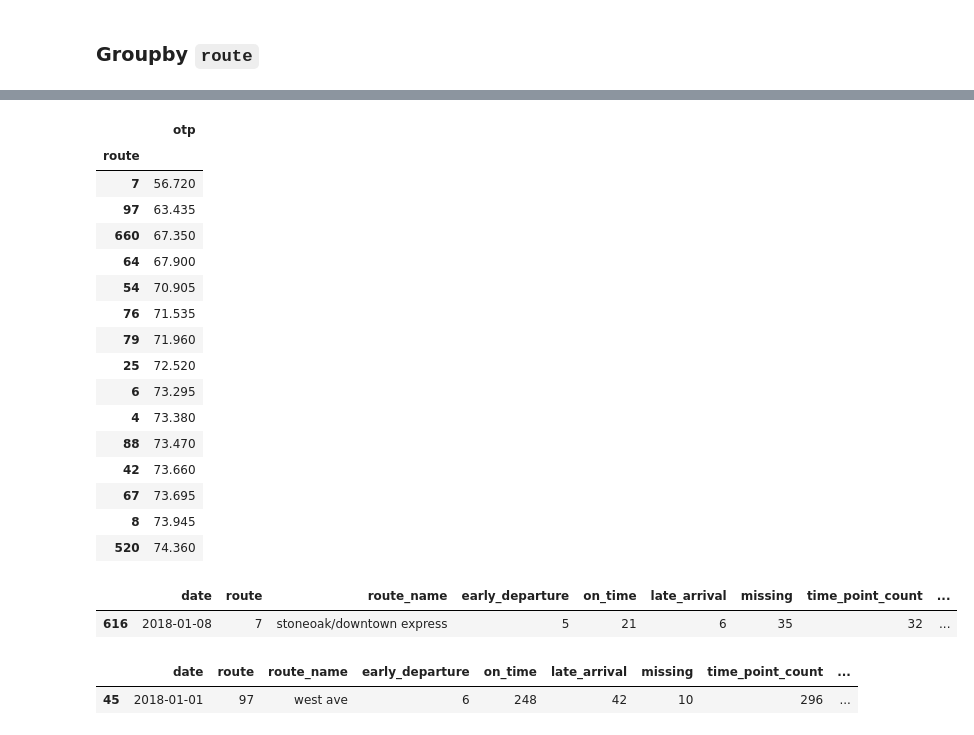
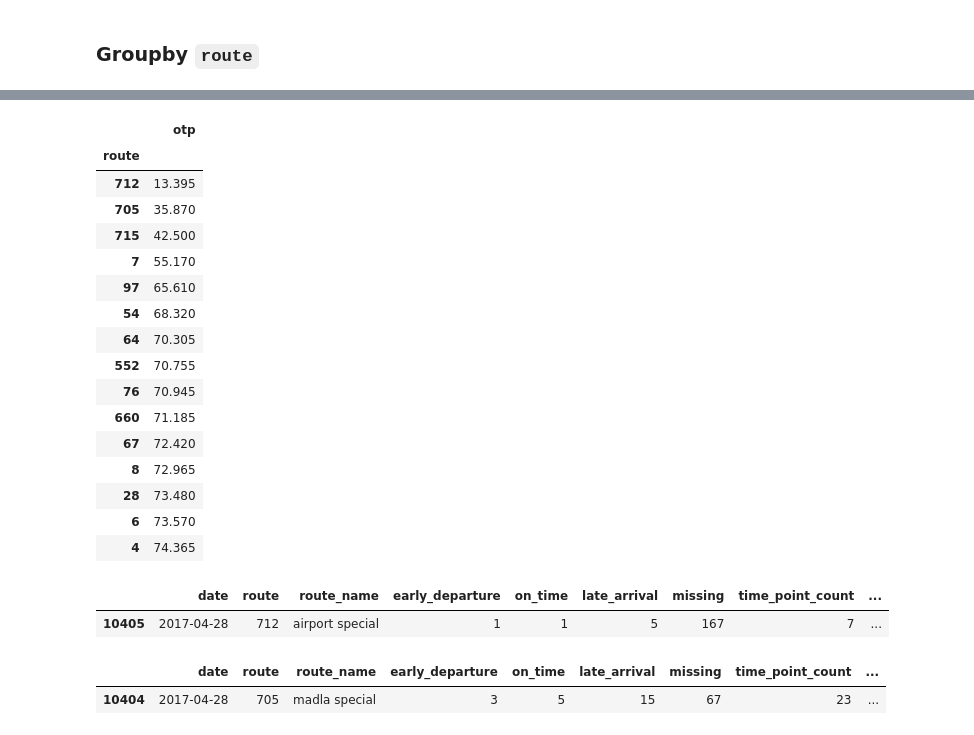
Before and after one commit to get-on-the-bus/via-project, a Jupyter notebook: faith/via_time.ipynb, the cells around one changed output, grey strips where cells are left out. Drawn from its saved outputs; the diff is of its cells as text; code cells hidden in the pictures.

```diff
--- a/faith/via_time.ipynb
+++ b/faith/via_time.ipynb
@@ -26,6 +26,6 @@ import seaborn as sns
 # %% [markdown]
 ## Acquire df
 # %%
-time = pd.read_csv('BusOnTimePerformance.csv', encoding= 'unicode_escape')
+time = pd.read_csv('../resource_files/BusOnTimePerformance_2020.csv', encoding= 'unicode_escape')
 time.head()
 # %% [output]
@@ -158,5 +163,5 @@ First we need to normalize the route_names column because it's a mess with upper
 # %%
 time.route_name = time.route_name.str.lower()
-time.route_name = time.route_name.str.replace(r'^\d+', '', regex=True)
-time.route_name = time.route_name.str.replace('-', '').str.strip()
+time.route_name = time.route_name.str.replace(r'^\d+', '', regex=True).str.strip()
+time.route_name = time.route_name.str.replace(r'^\-', '').str.strip()
 # %%
@@ -439,32 +446,32 @@ df.groupby('route')[['otp']].median().sort_values('otp').head(15)
 # %% [output]
 |  | otp |
 | route |  |
-| 7 | 56.720 |
-| 97 | 63.435 |
-| 660 | 67.350 |
-| 64 | 67.900 |
-| 54 | 70.905 |
-| 76 | 71.535 |
-| 79 | 71.960 |
-| 25 | 72.520 |
-| 6 | 73.295 |
-| 4 | 73.380 |
-| 88 | 73.470 |
-| 42 | 73.660 |
-| 67 | 73.695 |
-| 8 | 73.945 |
-| 520 | 74.360 |
+| 712 | 13.395 |
+| 705 | 35.870 |
+| 715 | 42.500 |
+| 7 | 55.170 |
+| 97 | 65.610 |
+| 54 | 68.320 |
+| 64 | 70.305 |
+| 552 | 70.755 |
+| 76 | 70.945 |
+| 660 | 71.185 |
+| 67 | 72.420 |
+| 8 | 72.965 |
+| 28 | 73.480 |
+| 6 | 73.570 |
+| 4 | 74.365 |
 # %%
-# Route with worst on time percentage
+# Route with worst median on time percentage
 
-df[df.route == 7].head(1)
+df[df.route == 712].head(1)
 # %% [output]
 |  | date | route | route_name | early_departure | on_time | late_arrival | missing | time_point_count | ... |
-| 616 | 2018-01-08 | 7 | stoneoak/downtown express | 5 | 21 | 6 | 35 | 32 | ... |
+| 10405 | 2017-04-28 | 712 | airport special | 1 | 1 | 5 | 167 | 7 | ... |
 # %%
 # Route with second worst on time percentage
 
-df[df.route == 97].head(1)
+df[df.route == 705].head(1)
 # %% [output]
 |  | date | route | route_name | early_departure | on_time | late_arrival | missing | time_point_count | ... |
-| 45 | 2018-01-01 | 97 | west ave | 6 | 248 | 42 | 10 | 296 | ... |
+| 10404 | 2017-04-28 | 705 | madla special | 3 | 5 | 15 | 67 | 23 | ... |
```
Also changed, not shown: parts of 30 cells of this notebook.
